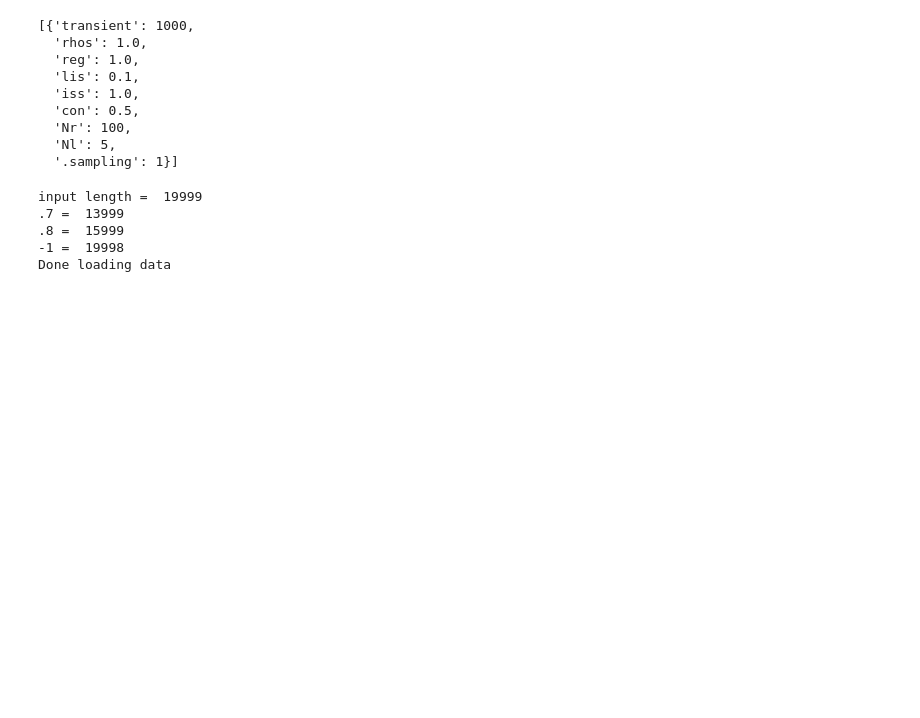
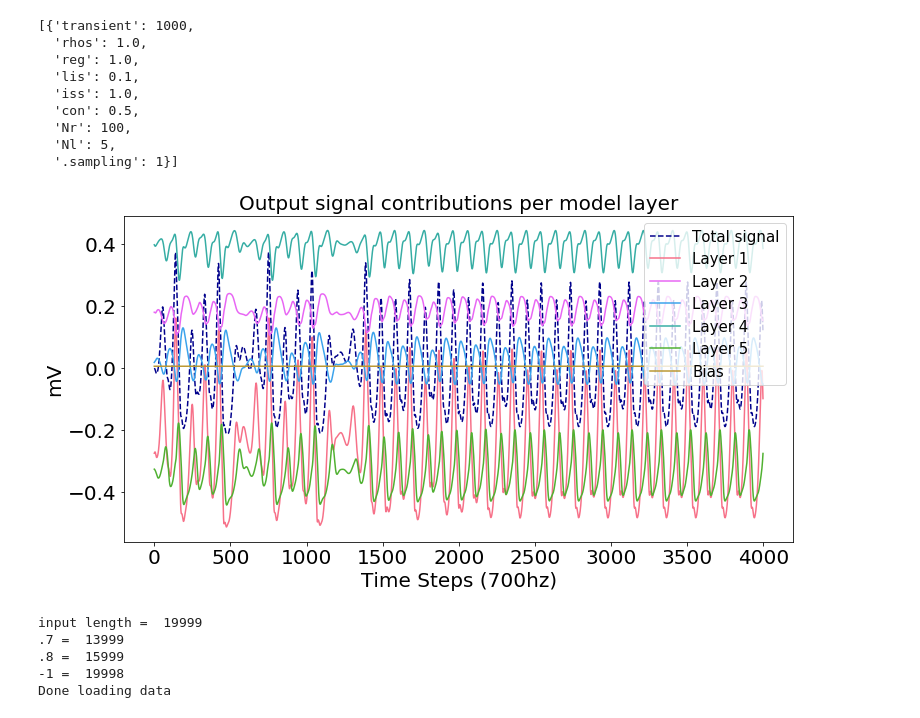
Before and after one commit to BorisWinter/Deep_ESN_Pedrelli, a Jupyter notebook: per_layer_plotting.ipynb, the cells around one changed output. Saved outputs shown, nothing was run; the diff lists cells and outputs as text; code cells hidden in the pictures; blank space fills up the shorter version.

```diff
--- a/per_layer_plotting.ipynb
+++ b/per_layer_plotting.ipynb
@@ -150,28 +150,41 @@ search_space_short
 # %%
 # Plot the datapoints, which may have a strange formatting in the case of by_layer=True
 def plot_results(datapoints, by_layer = False, plot_total = False):
+    plt.rc('font', size=20) #controls default text size
+    plt.rc('axes', titlesize=20) #fontsize of the title
+    plt.rc('axes', labelsize=20) #fontsize of the x and y labels
+    plt.rc('xtick', labelsize=20) #fontsize of the x tick labels
+    plt.rc('ytick', labelsize=20) #fontsize of the y tick labels
+    plt.rc('legend', fontsize=15) #fontsize of the legend
+    plt.rcParams['figure.figsize'] = [12, 6]
+    plt.xlabel("Time Steps (700hz)")
+    plt.ylabel("mV")
     if by_layer:
         layer_signals = list(map(list, zip(*datapoints))) # Transpose a list of lists
         legend_list = []
         # Plot the total
         if plot_total:
-            plt.plot([sum(i) for i in datapoints], color = 'darkred')
+            plt.plot([sum(i) for i in datapoints], linestyle = '--', color = 'darkblue')
             legend_list.append('Total signal')
 
 
-        palette = sns.color_palette('colorblind', len(layer_signals))
+        palette = sns.color_palette('husl', len(layer_signals))
         for layer_number, layer_signal in enumerate(layer_signals):
-            plt.plot(layer_signal, color = palette[layer_number])
+            plt.plot(layer_signal, linestyle='-', color = palette[-layer_number])
             legend_list.append(f'Layer {layer_number + 1}')
         legend_list[-1] = 'Bias'
 
         plt.legend(legend_list, loc = 'upper right')
         plt.title('Output signal contributions per model layer')
         plt.show()
     else:
         plt.plot(datapoints)
         plt.title('Output signal')
         plt.show()
+
+plot_results(output[1], by_layer_setting, plot_total = True)
+# %% [output]
+[figure, added]
 # %%
 
 np.random.seed(7)
```
Also changed, not shown: parts of 1 cell of this notebook.
